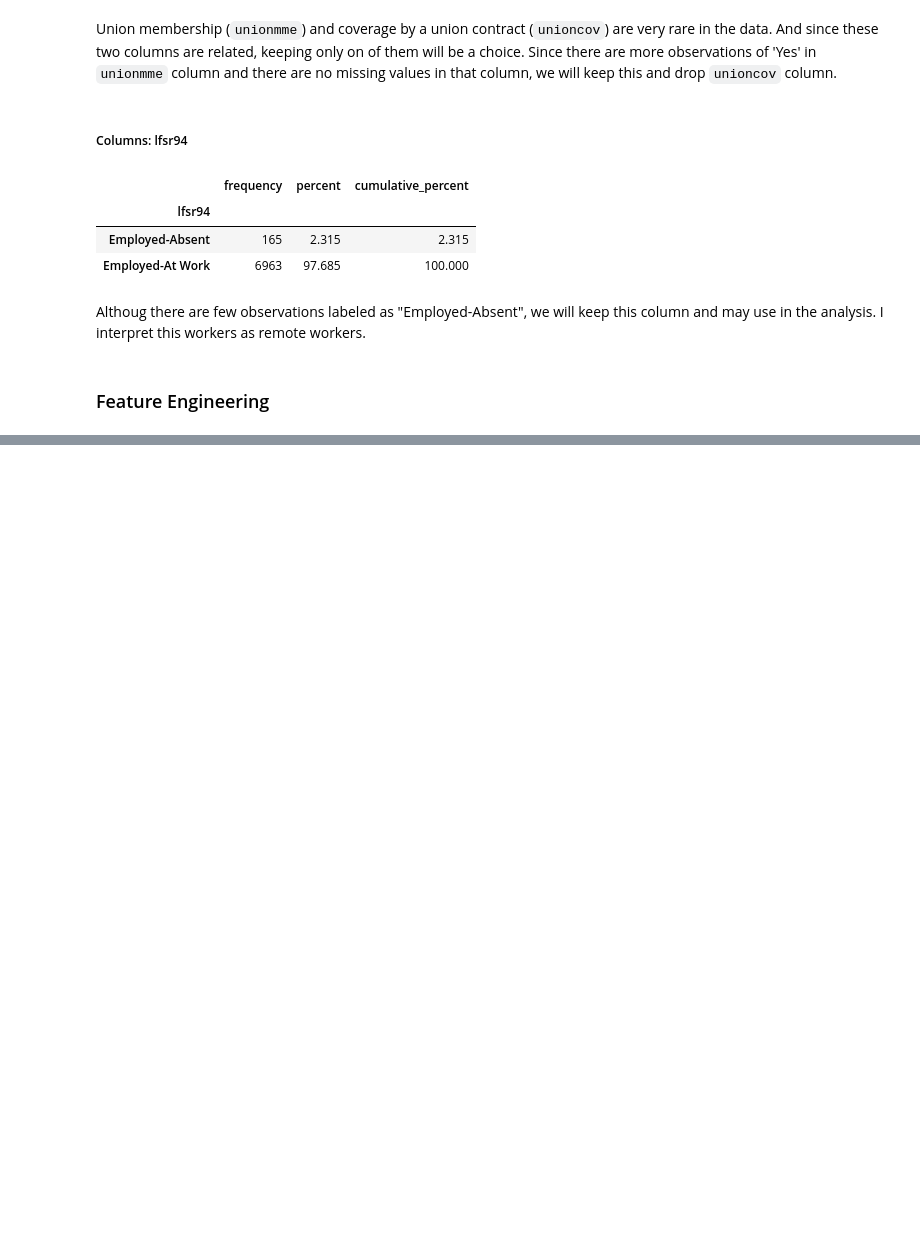
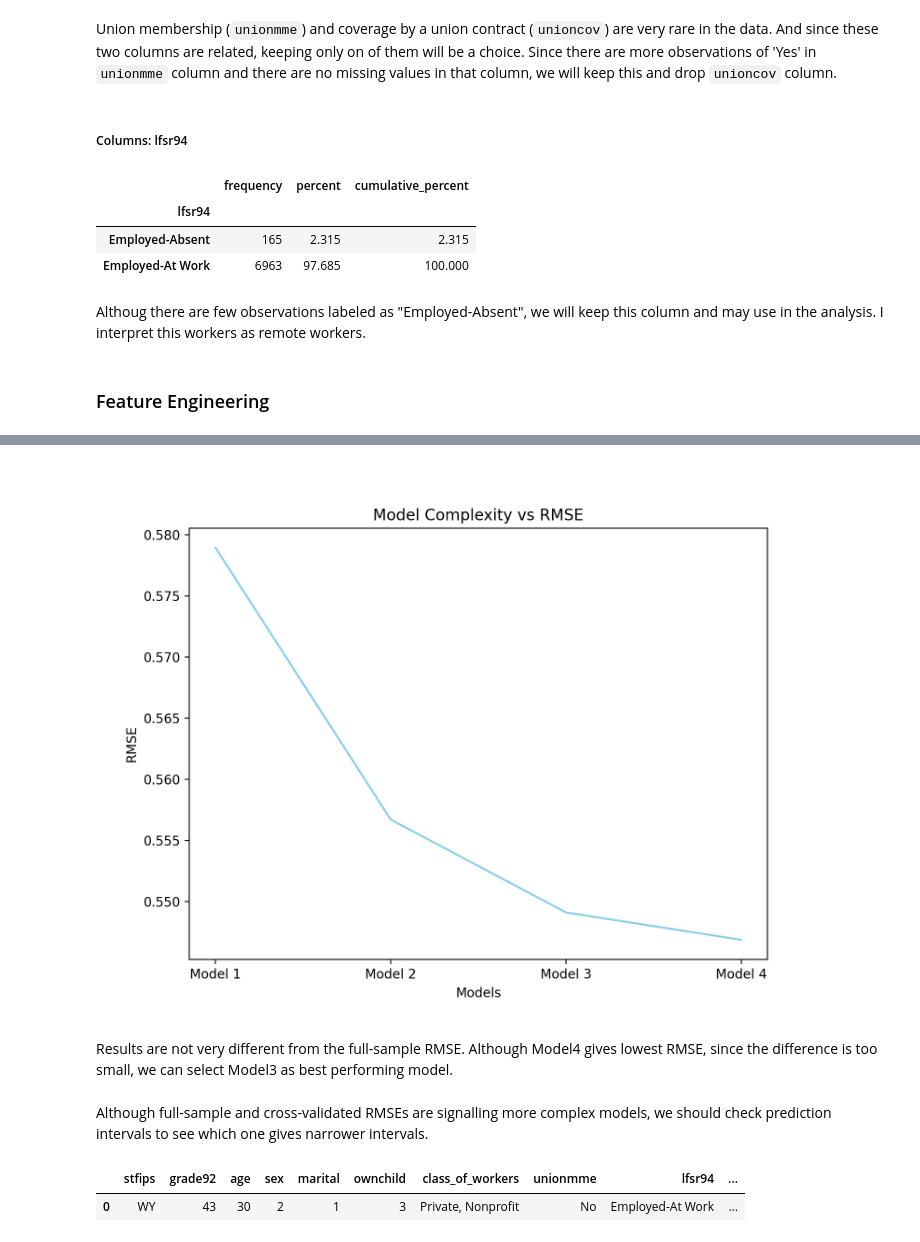
Before and after one commit to kocakale/DataAnalytics, a Jupyter notebook: DA3_Assignment1.ipynb, the cells around one changed output, grey strips where cells are left out. Cells and saved outputs as stored; diff of their text form; code cells hidden in the pictures; blank space fills up the shorter version.

Commit message:
Improved modelling part and added concluding sentences

```diff
--- a/DA3_Assignment1.ipynb
+++ b/DA3_Assignment1.ipynb
@@ -936,0 +929,14 @@ Results are not very different from the full-sample RMSE. Although Model4 gives
+# %%
+# Plott cross-validated RMSEs
+plt.figure(figsize=(8, 6))
+plt.plot(['Model 1','Model 2','Model 3','Model 4'], [0.578920, 0.556691, 0.549100, 0.546858] , color='skyblue') # used average RMSEs of CV
+plt.xlabel('Models')
+plt.ylabel('RMSE')
+plt.title('Model Complexity vs RMSE')
+plt.show()
+# %% [output]
+[figure, added]
+# %% [markdown]
+Results are not very different from the full-sample RMSE. Although Model4 gives lowest RMSE, since the difference is too small, we can select Model3 as best performing model.
+# %% [markdown]
+Although full-sample and cross-validated RMSEs are signalling more complex models, we should check prediction intervals to see which one gives narrower intervals.
@@ -936,0 +960,23 @@ Results are not very different from the full-sample RMSE. Although Model4 gives
+# %%
+# Specify the desired data types for each column
+desired_types = {
+    'stfips': str,     # Change to str
+    'grade92': int,   # Change to int
+    'age': int,
+    'sex': int,
+    'marital': int,
+    'ownchild': int,
+    "class_of_workers": str,
+    "unionmme": str,
+    "lfsr94": str,
+    "agesq": int,
+    "agecu": int
+
+}
+
+# Convert each column to the desired data type
+new = new.astype(desired_types)
+new
+# %% [output]
+|  | stfips | grade92 | age | sex | marital | ownchild | class_of_workers | unionmme | lfsr94 | ... |
+| 0 | WY | 43 | 30 | 2 | 1 | 3 | Private, Nonprofit | No | Employed-At Work | ... |
```
Also changed, not shown: parts of 119 cells of this notebook.
